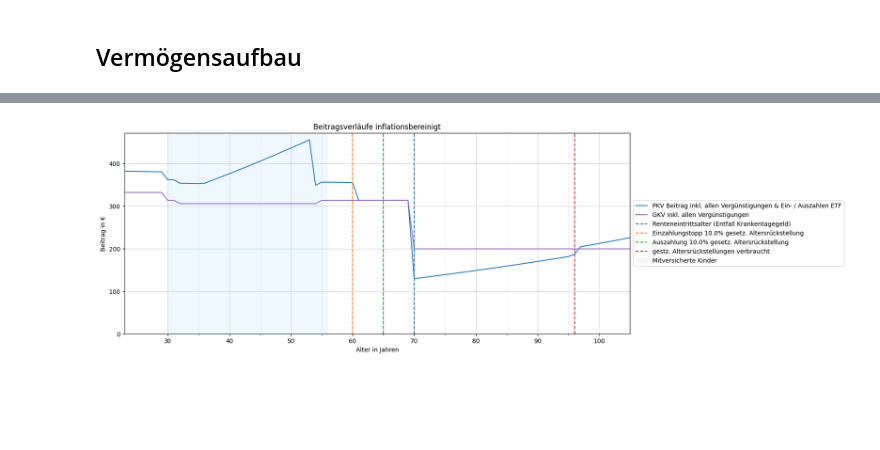
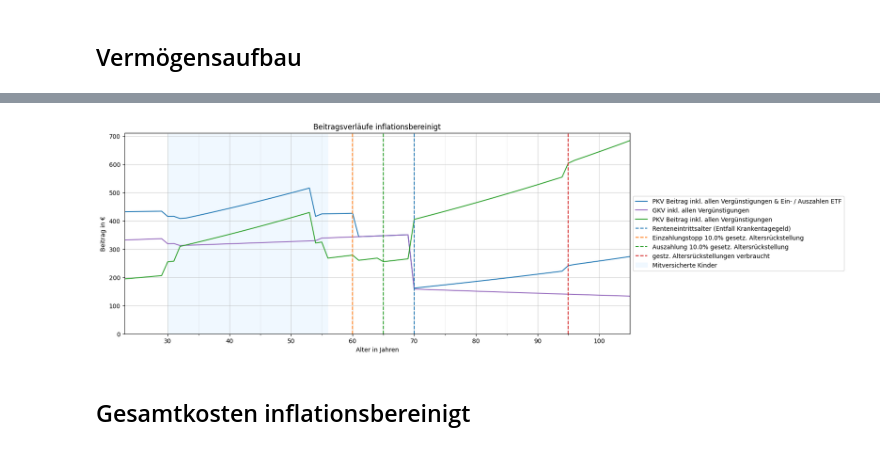
Before and after one commit to maxileith/pkv-kosten, a Jupyter notebook: notebook.ipynb, the cells around one changed output, grey strips where cells are left out. Cells and saved outputs as stored; diff of their text form; code cells hidden in the pictures; blank space fills up the shorter version.

Commit message:
gesetzliche Altersrückstellungen berichtigt

```diff
--- a/notebook.ipynb
+++ b/notebook.ipynb
@@ -178,5 +193,5 @@ minor_ticks = np.arange(min_x, ENDALTER, 5)
 # %%
-beitrag, _, _ = functools.reduce(operator.add, map(collections.Counter, PKV_TARIFKONDITIONEN.values())).values()
+beitrag, _, _, _ = functools.reduce(operator.add, map(collections.Counter, PKV_TARIFKONDITIONEN.values())).values()
 beitrag += PKV_PV['beitrag']
 durchschnittliche_ansetzbarkeit = (PKV_PV['beitrag'] / beitrag) * PKV_PV['steuerlich_ansetzbar']
 for konditionen in PKV_TARIFKONDITIONEN.values():
@@ -332,36 +347,34 @@ for tarif, konditionen in PKV_TARIFKONDITIONEN.items():
 df[f'PKV: Beitrag {PKV_BEITRAGSENTLASTUNGSPAKET["bezeichnung"]} exkl. LS'] = PKV_BEITRAGSENTLASTUNGSPAKET['beitrag'] * np.power(1 +  PKV_BEITRAGSSTEIGERUNG, df['Alter'] - EINTRITTSALTER)
 df[f'PKV: Beitrag {PKV_PV["bezeichnung"]} exkl. LS'] = PKV_PV['beitrag'] * np.power(1 + PKV_BEITRAGSSTEIGERUNG, df['Alter'] - EINTRITTSALTER)
 df['PKV: Beitrag Kinder exkl. LS'] = PKV_KINDER_BEITRAG * np.power(1 + PKV_BEITRAGSSTEIGERUNG, df['Alter'] - EINTRITTSALTER) * df['PKV: Anzahl Kinder']
-df['PKV: Beitrag Gesamt exkl. LS'] = df.loc[:, df.columns.str.startswith('PKV: Beitrag ') & df.columns.str.endswith(' exkl. LS') & ~df.columns.str.contains('Gesamt')].sum(axis=1)
-df['PKV: Beitrag Gesamt exkl. PV exkl. LS'] = df.loc[:, df.columns.str.startswith('PKV: Beitrag ') & df.columns.str.endswith(' exkl. LS') & ~df.columns.str.contains('Gesamt') & ~df.columns.str.contains(PKV_PV["bezeichnung"])].sum(axis=1)
 
 # gesetzliche Altersrückstellungen
 df['PKV: gesetzlicher Zuschlag zur Beitragsentlastung'] = df['Alter'] < PKV_GESETZLICHE_BEITRAGSENTLASTUNG_EINZAHLUNG_BIS
-anteil_gesetzliche_altersrueckstellungen = 1 - (1 / (1 + PKV_GESETZLICHE_BEITRAGSENTLASTUNG_ANTEIL))
-df['PKV: Einzahlung gesetzliche Altersrückstellung'] = np.where(df['Alter'] <= PKV_GESETZLICHE_BEITRAGSENTLASTUNG_EINZAHLUNG_BIS, (df['PKV: Beitrag Gesamt exkl. LS'] - df['PKV: Beitrag Kinder exkl. LS']) * anteil_gesetzliche_altersrueckstellungen, 0)
-
-# Beiträge mit Entfall (Einzahlung) der gesetzlichen Altersrückstellungen Lohnsteuerbetrachtung
 for tarif, konditionen in PKV_TARIFKONDITIONEN.items():
-    df[f'PKV: Beitrag {tarif} exkl. LS'] *= np.where(df['PKV: gesetzlicher Zuschlag zur Beitragsentlastung'], 1, 1 - anteil_gesetzliche_altersrueckstellungen)
-df[f'PKV: Beitrag {PKV_BEITRAGSENTLASTUNGSPAKET["bezeichnung"]} exkl. LS'] *= np.where(df['PKV: gesetzlicher Zuschlag zur Beitragsentlastung'], 1, 1 - anteil_gesetzliche_altersrueckstellungen)
-df[f'PKV: Beitrag {PKV_PV["bezeichnung"]} exkl. LS'] *= np.where(df['PKV: gesetzlicher Zuschlag zur Beitragsentlastung'], 1, 1 - anteil_gesetzliche_altersrueckstellungen)
+    if konditionen['relevant_gesetzliche_altersrueckstellung']:
+        df[f'PKV: Einzahlung Altersrückstellungen (gesetzlich) {tarif}'] = np.where(df['Alter'] <= PKV_GESETZLICHE_BEITRAGSENTLASTUNG_EINZAHLUNG_BIS, df[f'PKV: Beitrag {tarif} exkl. LS'] * PKV_GESETZLICHE_BEITRAGSENTLASTUNG_ANTEIL, 0)
+        df[f'PKV: Beitrag {tarif} exkl. LS'] += df[f'PKV: Einzahlung Altersrückstellungen (gesetzlich) {tarif}']
 df['PKV: Beitrag Gesamt exkl. LS'] = df.loc[:, df.columns.str.startswith('PKV: Beitrag ') & df.columns.str.endswith(' exkl. LS') & ~df.columns.str.contains('Gesamt')].sum(axis=1)
 df['PKV: Beitrag Gesamt exkl. PV exkl. LS'] = df.loc[:, df.columns.str.startswith('PKV: Beitrag ') & df.columns.str.endswith(' exkl. LS') & ~df.columns.str.contains('Gesamt') & ~df.columns.str.contains(PKV_PV["bezeichnung"])].sum(axis=1)
+df['PKV: Einzahlung Altersrückstellungen (gesetzlich) Gesamt'] = df.loc[:, df.columns.str.startswith('PKV: Einzahlung Altersrückstellungen (gesetzlich) ') & ~df.columns.str.contains('Gesamt')].sum(axis=1)
 
-# Auszahlung gesetzliche Altersrückstellung
-df['PKV: Auszahlung Altersrückstellungen (gesetzlich) Gesamt'] = np.where(df['Alter'] >= PKV_GESETZLICHE_BEITRAGSENTLASTUNGSPAKET_WIRKSAM_AB, (df['PKV: Beitrag Gesamt exkl. LS'] - df['PKV: Beitrag Kinder exkl. LS']) * PKV_GESETZLICHE_BEITRAGSENTLASTUNG_REDUKTION, 0)
-df['PKV: Gebildete Altersrückstellungen (gesetzlich)'] = np.maximum(0, interest((df['PKV: Einzahlung gesetzliche Altersrückstellung'] - df['PKV: Auszahlung Altersrückstellungen (gesetzlich) Gesamt']) * 12, PKV_BEITRAGSENTLASTUNG_RENDITE))
-df['PKV: Auszahlung Altersrückstellungen (gesetzlich) Gesamt'] = np.where(df['PKV: Gebildete Altersrückstellungen (gesetzlich)'] == 0, 0, np.minimum(df['PKV: Gebildete Altersrückstellungen (gesetzlich)'] / 12, df['PKV: Auszahlung Altersrückstellungen (gesetzlich) Gesamt']))
+# Wertentwicklung und Auszahlung gesetzlicher Altersrückstellungen
 for tarif, konditionen in PKV_TARIFKONDITIONEN.items():
-    df[f'PKV: Auszahlung Altersrückstellungen (gesetzlich) {tarif}'] = (df[f'PKV: Beitrag {tarif} exkl. LS'] / (df['PKV: Beitrag Gesamt exkl. LS'] - df['PKV: Beitrag Kinder exkl. LS'])) * df['PKV: Auszahlung Altersrückstellungen (gesetzlich) Gesamt']
-df[f'PKV: Auszahlung Altersrückstellungen (gesetzlich) {PKV_PV["bezeichnung"]}'] = (df[f'PKV: Beitrag {PKV_PV["bezeichnung"]} exkl. LS'] / (df['PKV: Beitrag Gesamt exkl. LS'] - df['PKV: Beitrag Kinder exkl. LS'])) * df['PKV: Auszahlung Altersrückstellungen (gesetzlich) Gesamt']
-df[f'PKV: Auszahlung Altersrückstellungen (gesetzlich) {PKV_BEITRAGSENTLASTUNGSPAKET["bezeichnung"]}'] = (df[f'PKV: Beitrag {PKV_BEITRAGSENTLASTUNGSPAKET["bezeichnung"]} exkl. LS'] / (df['PKV: Beitrag Gesamt exkl. LS'] - df['PKV: Beitrag Kinder exkl. LS'])) * df['PKV: Auszahlung Altersrückstellungen (gesetzlich) Gesamt']
+    if konditionen['relevant_gesetzliche_altersrueckstellung']:
+        df[f'PKV: Auszahlung Altersrückstellungen (gesetzlich) {tarif}'] = np.where(df['Alter'] >= PKV_GESETZLICHE_BEITRAGSENTLASTUNGSPAKET_WIRKSAM_AB, df[f'PKV: Beitrag {tarif} exkl. LS'] * PKV_GESETZLICHE_BEITRAGSENTLASTUNG_REDUKTION, 0)
+        df[f'PKV: Gebildete Altersrückstellungen (gesetzlich) {tarif}'] = np.maximum(0, interest((df[f'PKV: Einzahlung Altersrückstellungen (gesetzlich) {tarif}'] - df[f'PKV: Auszahlung Altersrückstellungen (gesetzlich) {tarif}']) * 12, PKV_BEITRAGSENTLASTUNG_RENDITE))
+        df[f'PKV: Auszahlung Altersrückstellungen (gesetzlich) {tarif}'] = np.where(df[f'PKV: Gebildete Altersrückstellungen (gesetzlich) {tarif}'] == 0, 0, np.minimum(df[f'PKV: Gebildete Altersrückstellungen (gesetzlich) {tarif}'] / 12, df[f'PKV: Auszahlung Altersrückstellungen (gesetzlich) {tarif}']))
+df['PKV: Auszahlung Altersrückstellungen (gesetzlich) Gesamt'] = df.loc[:, df.columns.str.startswith('PKV: Auszahlung Altersrückstellungen (gesetzlich) ') & ~df.columns.str.contains('Gesamt')].sum(axis=1)
+df['PKV: Gebildete Altersrückstellungen (gesetzlich) Gesamt'] = df.loc[:, df.columns.str.startswith('PKV: Gebildete Altersrückstellungen (gesetzlich) ') & ~df.columns.str.contains('Gesamt')].sum(axis=1)
 
 # Beiträge inkl. Altersrückstellung
-for tarif, kondition in PKV_TARIFKONDITIONEN.items():
-    df[f'PKV: Beitrag {tarif} exkl. LS inkl. AR'] = df[f'PKV: Beitrag {tarif} exkl. LS'] - df[f'PKV: Auszahlung Altersrückstellungen (gesetzlich) {tarif}']
-df[f'PKV: Beitrag {PKV_BEITRAGSENTLASTUNGSPAKET["bezeichnung"]} exkl. LS inkl. AR'] = df[f'PKV: Beitrag {PKV_BEITRAGSENTLASTUNGSPAKET["bezeichnung"]} exkl. LS'] - df[f'PKV: Auszahlung Altersrückstellungen (gesetzlich) {PKV_BEITRAGSENTLASTUNGSPAKET["bezeichnung"]}']
-df[f'PKV: Beitrag {PKV_PV["bezeichnung"]} exkl. LS inkl. AR'] = df[f'PKV: Beitrag {PKV_PV["bezeichnung"]} exkl. LS'] - df[f'PKV: Auszahlung Altersrückstellungen (gesetzlich) {PKV_PV["bezeichnung"]}']
+for tarif, konditionen in PKV_TARIFKONDITIONEN.items():
+    if konditionen['relevant_gesetzliche_altersrueckstellung']:
+        df[f'PKV: Beitrag {tarif} exkl. LS inkl. AR'] = df[f'PKV: Beitrag {tarif} exkl. LS'] - df[f'PKV: Auszahlung Altersrückstellungen (gesetzlich) {tarif}']
+    else:
+        df[f'PKV: Beitrag {tarif} exkl. LS inkl. AR'] = df[f'PKV: Beitrag {tarif} exkl. LS']
+df[f'PKV: Beitrag {PKV_BEITRAGSENTLASTUNGSPAKET["bezeichnung"]} exkl. LS inkl. AR'] = df[f'PKV: Beitrag {PKV_BEITRAGSENTLASTUNGSPAKET["bezeichnung"]} exkl. LS']
+df[f'PKV: Beitrag {PKV_PV["bezeichnung"]} exkl. LS inkl. AR'] = df[f'PKV: Beitrag {PKV_PV["bezeichnung"]} exkl. LS']
 df['PKV: Beitrag Kinder exkl. LS inkl. AR'] = df['PKV: Beitrag Kinder exkl. LS']
 df['PKV: Beitrag Gesamt exkl. LS inkl. AR'] = df.loc[:, df.columns.str.startswith('PKV: Beitrag ') & df.columns.str.endswith(' exkl. LS inkl. AR') & ~df.columns.str.contains('Gesamt')].sum(axis=1)
 df['PKV: Beitrag Gesamt exkl. PV exkl. LS inkl. AR'] = df.loc[:, df.columns.str.startswith('PKV: Beitrag ') & df.columns.str.endswith(' exkl. LS inkl. AR') & ~df.columns.str.contains('Gesamt') & ~df.columns.str.contains(PKV_PV["bezeichnung"])].sum(axis=1)
@@ -464,7 +497,7 @@ f, ax = plt.subplots(1)
 f.set_size_inches((15, 6))
 
 gesetzliche_altersruckstellungen_verbraucht = ENDALTER
-for i in df['PKV: Gebildete Altersrückstellungen (gesetzlich)'][::-1]:
+for i in df['PKV: Gebildete Altersrückstellungen (gesetzlich) Gesamt'][::-1]:
     if i > 0:
         break
     gesetzliche_altersruckstellungen_verbraucht -= 1
@@ -615,6 +648,7 @@ df['ETF Auszahlung (nach Steuer)'] = df['ETF Auszahlung (vor Steuer)'] * (1 - KA
 df['PKV: Beitrag Gesamt inkl. Zuschüsse inkl. LS inkl. AR inkl. ETF'] = df['PKV: Beitrag Gesamt inkl. Zuschüsse inkl. LS inkl. AR'] + np.maximum(df['Ersparnis PKV vs. GKV'], 0) + df['Zusätzlich investieren'] - df['ETF Auszahlung (nach Steuer)']
 
 df['PKV: Beitrag Gesamt inkl. Zuschüsse inkl. LS inkl. AR inkl. ETF inflationsbereinigt'] = df['PKV: Beitrag Gesamt inkl. Zuschüsse inkl. LS inkl. AR inkl. ETF'] / df[f'Inflation seit {JAHR}']
+df['PKV: Beitrag Gesamt inkl. Zuschüsse inkl. LS inkl. AR inflationsbereinigt'] = df['PKV: Beitrag Gesamt inkl. Zuschüsse inkl. LS inkl. AR'] / df[f'Inflation seit {JAHR}']
 df['GKV: Beitrag inkl. Zuschüsse inkl. LS inflationsbereinigt'] = df['GKV: Beitrag inkl. Zuschüsse inkl. LS'] / df[f'Inflation seit {JAHR}']
 
 df[[
@@ -633,6 +667,7 @@ df[[
     'ETF Auszahlung (nach Steuer)',
     'PKV: Beitrag Gesamt inkl. Zuschüsse inkl. LS inkl. AR inkl. ETF',
     'PKV: Beitrag Gesamt inkl. Zuschüsse inkl. LS inkl. AR inkl. ETF inflationsbereinigt',
+    'PKV: Beitrag Gesamt inkl. Zuschüsse inkl. LS inkl. AR inflationsbereinigt',
     'GKV: Beitrag inkl. Zuschüsse inkl. LS inflationsbereinigt',
 ]]
 # %% [output]
@@ -767,31 +802,34 @@ f, ax = plt.subplots(1)
 f.set_size_inches((15, 6))
 
 plt.plot(df['Alter'], df['PKV: Beitrag Gesamt inkl. Zuschüsse inkl. LS inkl. AR inkl. ETF inflationsbereinigt'], label='PKV Beitrag inkl. allen Vergünstigungen & Ein- / Auszahlen ETF', color='tab:blue')
 plt.plot(df['Alter'], df['GKV: Beitrag inkl. Zuschüsse inkl. LS inflationsbereinigt'], label='GKV inkl. allen Vergünstigungen', color='tab:purple')
+plt.plot(df['Alter'], df['PKV: Beitrag Gesamt inkl. Zuschüsse inkl. LS inkl. AR inflationsbereinigt'], label='PKV Beitrag inkl. allen Vergünstigungen', color='tab:green')
 
 ax.axvline(x=RENTENEINTRITTSALTER, label="Renteneintrittsalter (Entfall Krankentagegeld)", linestyle='dashed', color='tab:blue')
 ax.axvline(x=PKV_GESETZLICHE_BEITRAGSENTLASTUNG_EINZAHLUNG_BIS, label=f'Einzahlungstopp {PKV_GESETZLICHE_BEITRAGSENTLASTUNG_ANTEIL * 100}% gesetz. Altersrückstellung', linestyle='dashed', color='tab:orange')
 ax.axvline(x=PKV_GESETZLICHE_BEITRAGSENTLASTUNGSPAKET_WIRKSAM_AB, label=f'Auszahlung {PKV_GESETZLICHE_BEITRAGSENTLASTUNG_ANTEIL * 100}% gesetz. Altersrückstellung', linestyle='dashed', color='tab:green')
 if gesetzliche_altersruckstellungen_verbraucht != ENDALTER:
     ax.axvline(x=gesetzliche_altersruckstellungen_verbraucht, label='gestz. Altersrückstellungen verbraucht', linestyle='dashed', color='tab:red')
 
 if alter_wenn_erstes_kind != 1000:
     ax.axvspan(alter_wenn_erstes_kind, alter_wenn_letztes_kind, color='aliceblue', label='Mitversicherte Kinder')
 
 ax.set_ylim(bottom=0)
 ax.set_xlim(left=EINTRITTSALTER)
 ax.set_xlim(right=ENDALTER)
 
 ax.set_title('Beitragsverläufe inflationsbereinigt')
 ax.set_xlabel('Alter in Jahren')
 ax.set_ylabel('Beitrag in €')
 
 ax.set_xticks(major_ticks)
 ax.set_xticks(minor_ticks, minor=True)
 ax.grid(which='minor', alpha=0.2)
 ax.grid(which='major', alpha=0.6)
 
 plt.legend(loc='center left', bbox_to_anchor=(1, 0.5))
 plt.show()
 # %% [output]
-[figure, old version]
+[figure, new version]
+# %% [markdown]
+## Gesamtkosten inflationsbereinigt
```
Also changed, not shown: parts of 20 cells of this notebook.
